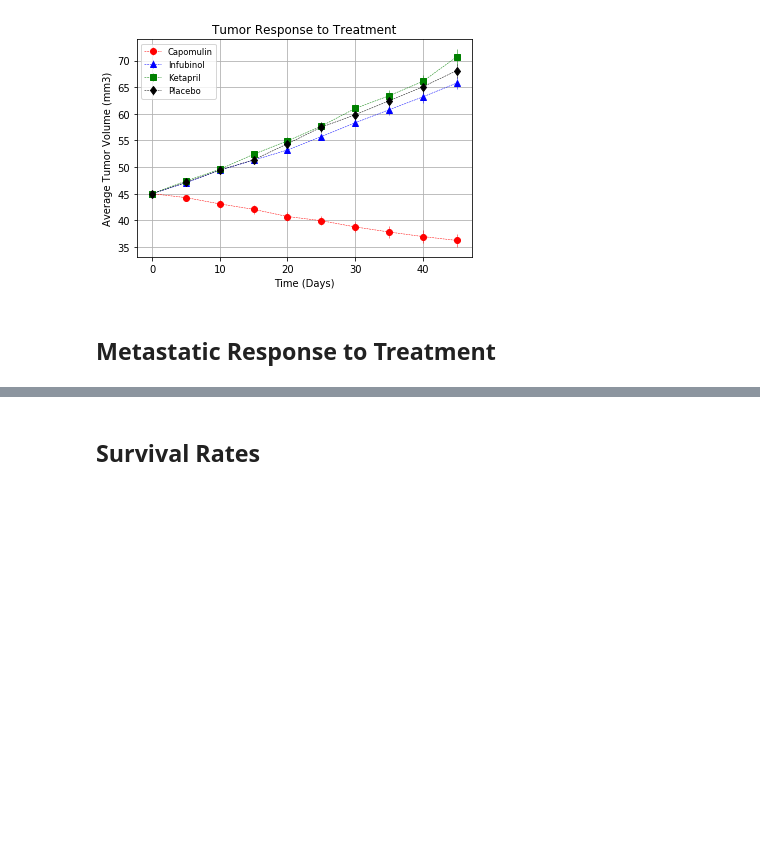
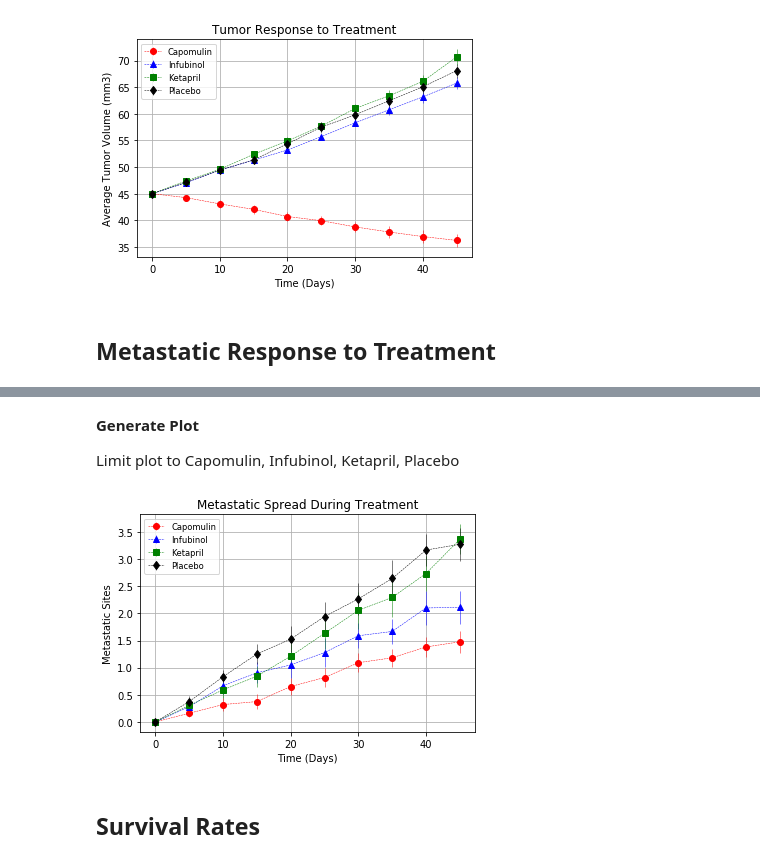
Before and after one commit to lorijta92/Matplotlib-Pharmaceuticals, a Jupyter notebook: pymaceuticals.ipynb, the cells around one changed output, grey strips where cells are left out. Cells and saved outputs as stored; diff of their text form; code cells hidden in the pictures; blank space fills up the shorter version.

Commit message:
metastatic sites

```diff
--- a/pymaceuticals.ipynb
+++ b/pymaceuticals.ipynb
@@ -29,7 +29,8 @@ combined_data.head()
 ## Tumor Response to Treatment
 # %%
 # Store the Mean Tumor Volume Data Grouped by Drug and Timepoint
-mean_grouped_data = combined_data.groupby(['Drug', 'Timepoint']).mean()
+grouped_data = combined_data.groupby(['Drug', 'Timepoint'])
+mean_grouped_data = grouped_data.mean()
 
 # Reset Index
 mean_tumor_vol = mean_grouped_data.reset_index()
@@ -159,0 +163,4 @@ mean_met_df_reformat
+# %%
+# Pivot DataFrame (mean metastatic sites)
+mean_met_df = mean_met_df.pivot(index="Timepoint", columns="Drug")["Metastatic Sites"]
+mean_met_df
@@ -159,0 +180,4 @@ mean_met_df_reformat
+# %%
+# Pivot DataFrame (standard error of metastatic sites)
+sem_met_df = sem_met_df.pivot(index="Timepoint", columns="Drug")["Metastatic Sites"]
+sem_met_df
@@ -160,35 +197,28 @@ mean_met_df_reformat
+# %% [markdown]
+**Generate Plot**
+
+Limit plot to Capomulin, Infubinol, Ketapril, Placebo
 # %%
-# Capomulin: y and y-error
-c_met = mean_met_df_reformat.iloc[:,0]
-c_met_y = stderr_met_df.iloc[0:10,2]
+# Set x = timepoints, y = mean met. site, y-error = standard error of met. site
+plt.errorbar(mean_met_df.index, mean_met_df["Capomulin"], yerr=sem_met_df["Capomulin"], fmt='o', color='r', ecolor='r', label="Capomulin", linestyle='--', linewidth=0.5)
+plt.errorbar(mean_met_df.index, mean_met_df["Infubinol"], yerr=sem_met_df["Infubinol"], fmt='^', color='b', ecolor='b', label="Infubinol", linestyle='--', linewidth=0.5)
+plt.errorbar(mean_met_df.index, mean_met_df["Ketapril"], yerr=sem_met_df["Ketapril"], fmt='s', color='g', ecolor='g', label="Ketapril", linestyle='--', linewidth=0.5)
+plt.errorbar(mean_met_df.index, mean_met_df["Placebo"], yerr=sem_met_df["Placebo"], fmt='d', color='k', ecolor='k', label="Placebo", linestyle='--', linewidth=0.5)
 
-# Infubinol: y and y-error
-i_met = mean_met_df_reformat.iloc[:,2]
-i_met_y = stderr_met_df.iloc[20:30,2]
-
-# Ketapril: y and y-error
-k_met = mean_met_df_reformat.iloc[:,3]
-k_met_y = stderr_met_df.iloc[30:40,2]
-
-
-# Placebo: y and y-error
-p_met = mean_met_df_reformat.iloc[:,5]
-p_met_y = stderr_met_df.iloc[50:60,2]
-
-
-# Plot
-plt.errorbar(timepoints, c_met, yerr=c_met_y, fmt='o', color='r', ecolor='r', label="Capomulin", linestyle='--', linewidth=0.5)
-plt.errorbar(timepoints, i_met, yerr=i_met_y, fmt='^', color='b', ecolor='b', label="Infubinol", linestyle='--', linewidth=0.5)
-plt.errorbar(timepoints, k_met, yerr=k_met_y, fmt='s', color='g', ecolor='g', label="Ketapril", linestyle='--', linewidth=0.5)
-plt.errorbar(timepoints, p_met, yerr=p_met_y, fmt='d', color='k', ecolor='k', label="Placebo", linestyle='--', linewidth=0.5)
-
-#Format
+# Format
 plt.title("Metastatic Spread During Treatment")
 plt.xlabel("Time (Days)")
 plt.ylabel("Metastatic Sites")
-plt.legend()
+plt.legend(loc="best", fontsize="small")
 plt.grid()
+
+# Save figure
+plt.savefig("Resources/Images/metastatic_response.png")
+
+# Show figure
 plt.show()
+# %% [output]
+[figure, added]
 # %% [markdown]
 ## Survival Rates
 # %%
```
Also changed, not shown: parts of 7 cells of this notebook, 1 other file.
